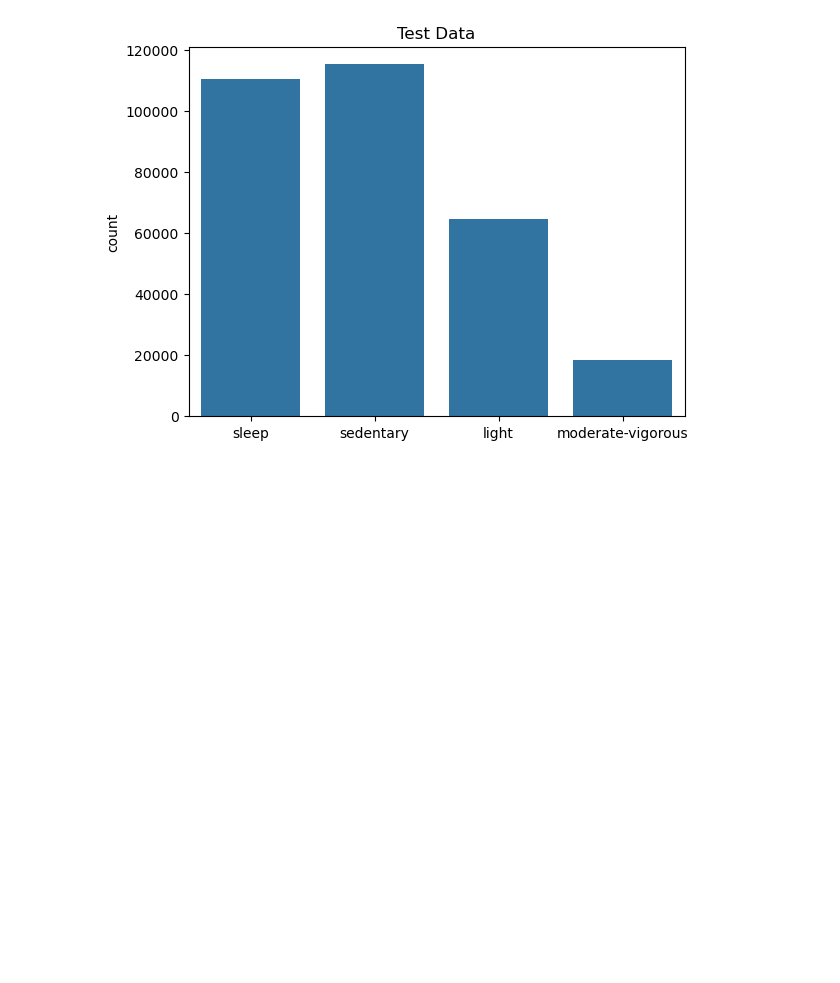
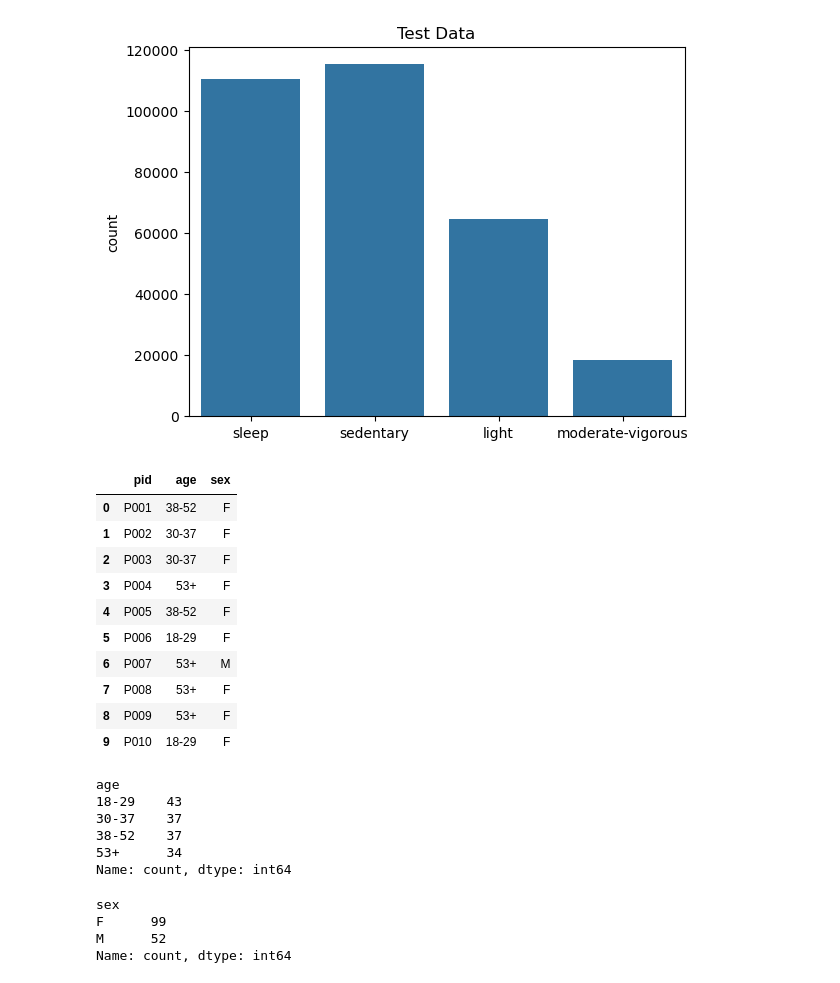
Before and after one commit to finlayscheib/capture24, a Jupyter notebook: Benchmark.ipynb, the cells around one changed output. Saved outputs shown, nothing was run; the diff lists cells and outputs as text; code cells hidden in the pictures; blank space fills up the shorter version.

```diff
--- a/Benchmark.ipynb
+++ b/Benchmark.ipynb
@@ -174,3 +174,34 @@ plt.show()
 # %% [output]
 [figure]
 [figure]
+# %%
+metadata = pd.read_csv("data\capture24\metadata.csv")
+metadata.head(10)
+# %% [output]
+|  | pid | age | sex |
+| 0 | P001 | 38-52 | F |
+| 1 | P002 | 30-37 | F |
+| 2 | P003 | 30-37 | F |
+| 3 | P004 | 53+ | F |
+| 4 | P005 | 38-52 | F |
+| 5 | P006 | 18-29 | F |
+| 6 | P007 | 53+ | M |
+| 7 | P008 | 53+ | F |
+| 8 | P009 | 53+ | F |
+| 9 | P010 | 18-29 | F |
+# %%
+metadata[['age']].value_counts()
+# %% [output]
+age
+18-29    43
+30-37    37
+38-52    37
+53+      34
+Name: count, dtype: int64
+# %%
+metadata[['sex']].value_counts()
+# %% [output]
+sex
+F      99
+M      52
+Name: count, dtype: int64
```
Also changed, not shown: 1 other file.
